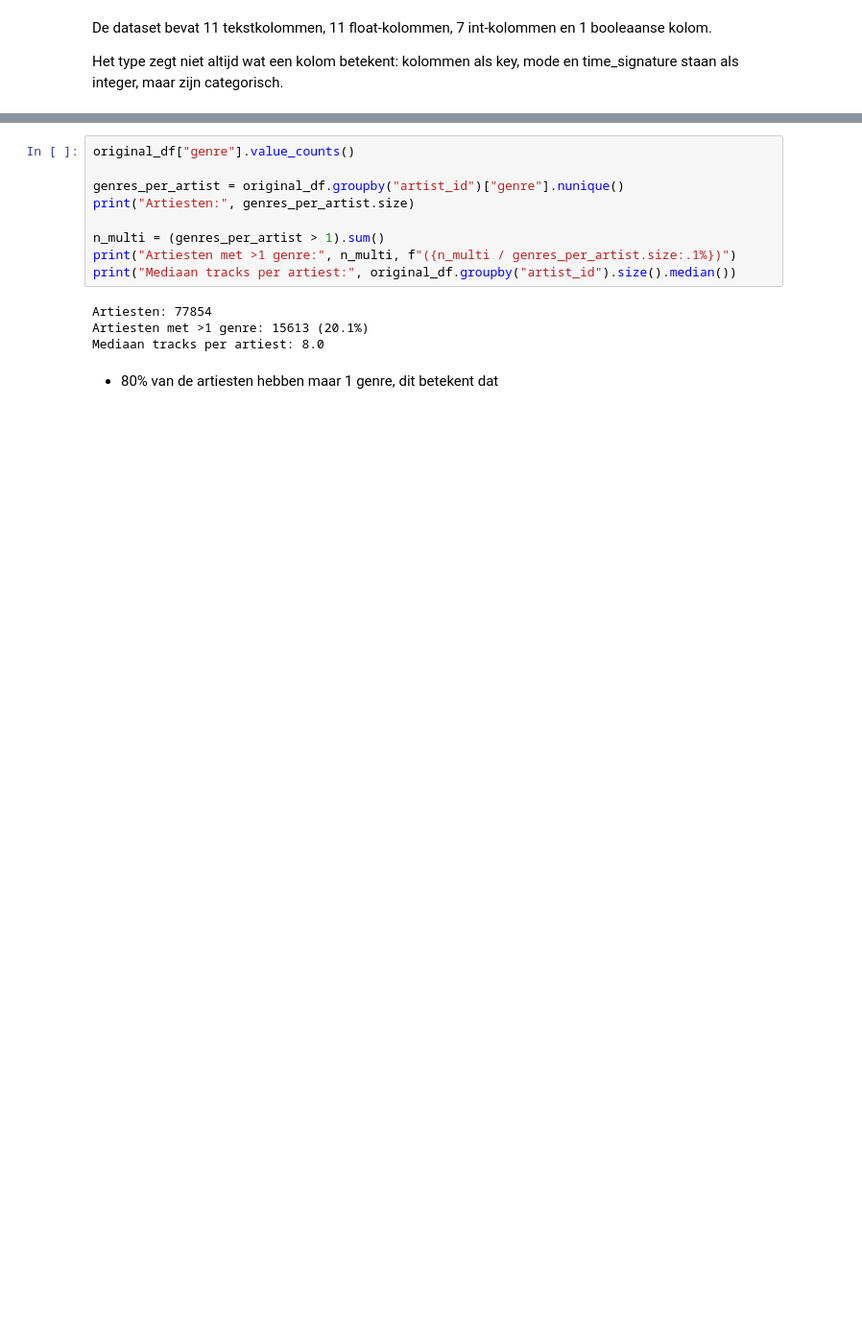
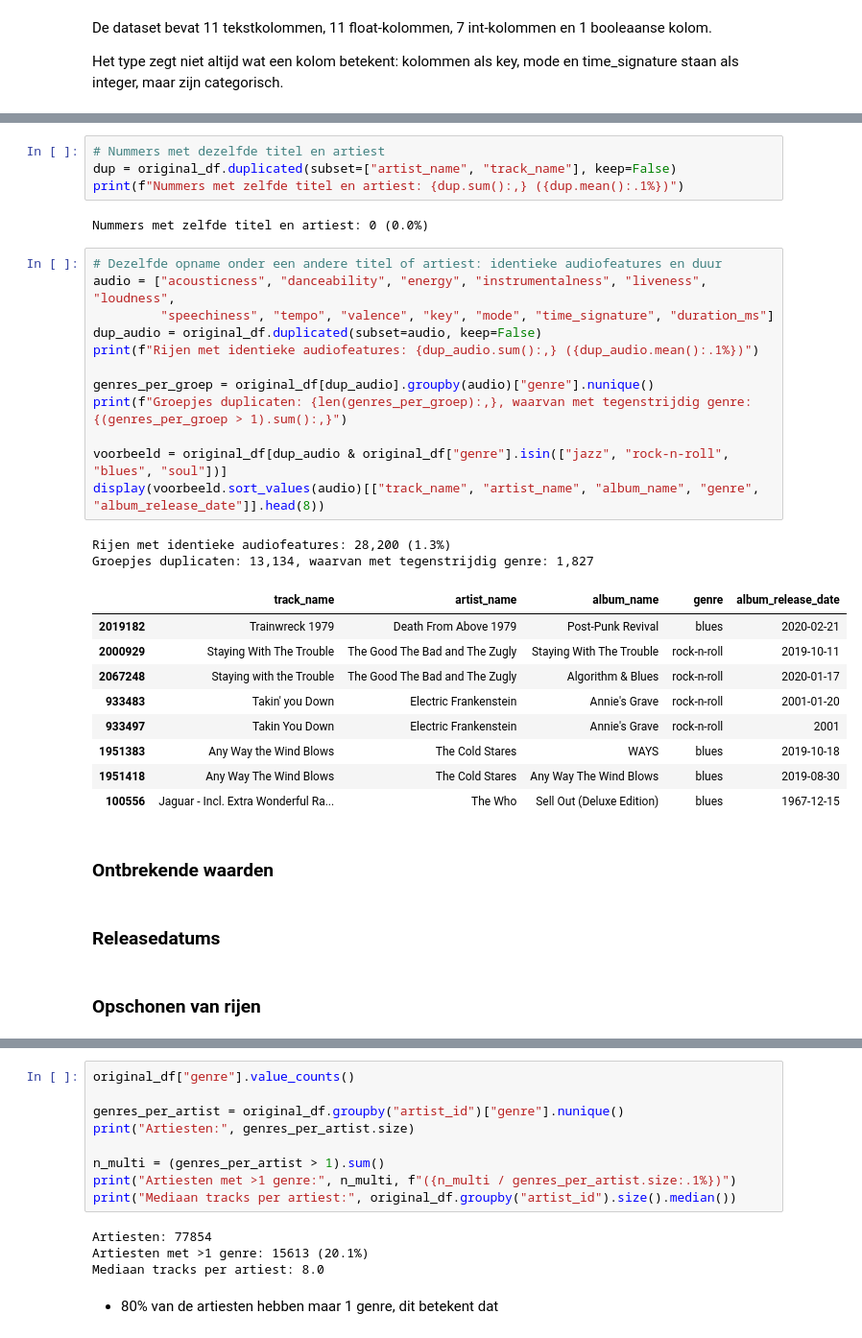
Before and after one commit to Lander123Lander/MachineLearning, a Jupyter notebook: Project.ipynb, the cells around one changed output, grey strips where cells are left out. Shown at 96% size. Drawn from its saved outputs; the diff is of its cells as text; blank space fills up the shorter version.

```diff
--- a/Project.ipynb
+++ b/Project.ipynb
@@ -301,0 +372,36 @@ print(f"{df.memory_usage(deep=True).sum() / 1e9:.2f} GB")
+# %%
+# Nummers met dezelfde titel en artiest
+dup = original_df.duplicated(subset=["artist_name", "track_name"], keep=False)
+print(f"Nummers met zelfde titel en artiest: {dup.sum():,} ({dup.mean():.1%})")
+# %% [output]
+Nummers met zelfde titel en artiest: 0 (0.0%)
+# %%
+# Dezelfde opname onder een andere titel of artiest: identieke audiofeatures en duur
+audio = ["acousticness", "danceability", "energy", "instrumentalness", "liveness", "loudness",
+         "speechiness", "tempo", "valence", "key", "mode", "time_signature", "duration_ms"]
+dup_audio = original_df.duplicated(subset=audio, keep=False)
+print(f"Rijen met identieke audiofeatures: {dup_audio.sum():,} ({dup_audio.mean():.1%})")
+
+genres_per_groep = original_df[dup_audio].groupby(audio)["genre"].nunique()
+print(f"Groepjes duplicaten: {len(genres_per_groep):,}, waarvan met tegenstrijdig genre: {(genres_per_groep > 1).sum():,}")
+
+voorbeeld = original_df[dup_audio & original_df["genre"].isin(["jazz", "rock-n-roll", "blues", "soul"])]
+display(voorbeeld.sort_values(audio)[["track_name", "artist_name", "album_name", "genre", "album_release_date"]].head(8))
+# %% [output]
+Rijen met identieke audiofeatures: 28,200 (1.3%)
+Groepjes duplicaten: 13,134, waarvan met tegenstrijdig genre: 1,827
+|  | track_name | artist_name | album_name | genre | album_release_date |
+| 2019182 | Trainwreck 1979 | Death From Above 1979 | Post-Punk Revival | blues | 2020-02-21 |
+| 2000929 | Staying With The Trouble | The Good The Bad and The Zugly | Staying With The Trouble | rock-n-roll | 2019-10-11 |
+| 2067248 | Staying with the Trouble | The Good The Bad and The Zugly | Algorithm & Blues | rock-n-roll | 2020-01-17 |
+| 933483 | Takin' you Down | Electric Frankenstein | Annie's Grave | rock-n-roll | 2001-01-20 |
+| 933497 | Takin You Down | Electric Frankenstein | Annie's Grave | rock-n-roll | 2001 |
+| 1951383 | Any Way the Wind Blows | The Cold Stares | WAYS | blues | 2019-10-18 |
+| 1951418 | Any Way The Wind Blows | The Cold Stares | Any Way The Wind Blows | blues | 2019-08-30 |
+| 100556 | Jaguar - Incl. Extra Wonderful Ra... | The Who | Sell Out (Deluxe Edition) | blues | 1967-12-15 |
+# %% [markdown]
+### Ontbrekende waarden
+# %% [markdown]
+### Releasedatums
+# %% [markdown]
+### Opschonen van rijen
```
Also changed, not shown: parts of 22 cells of this notebook.
